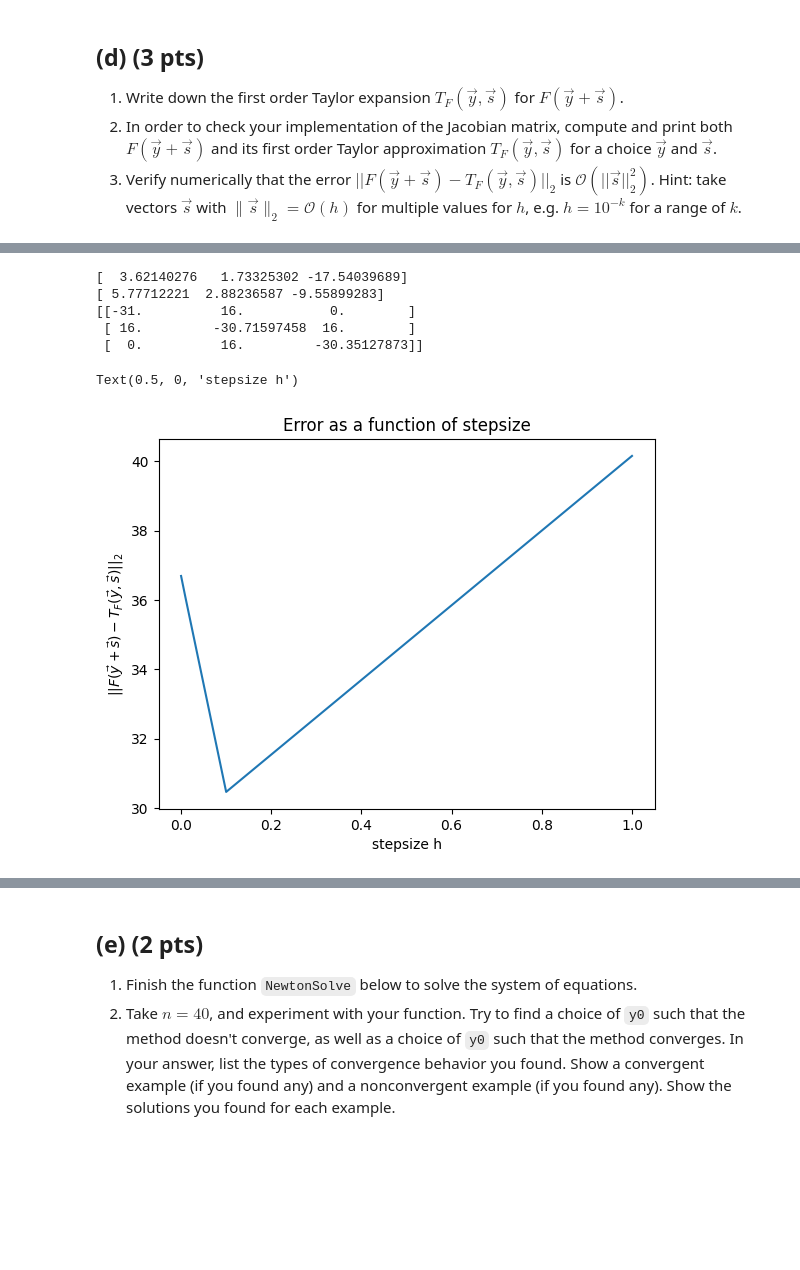
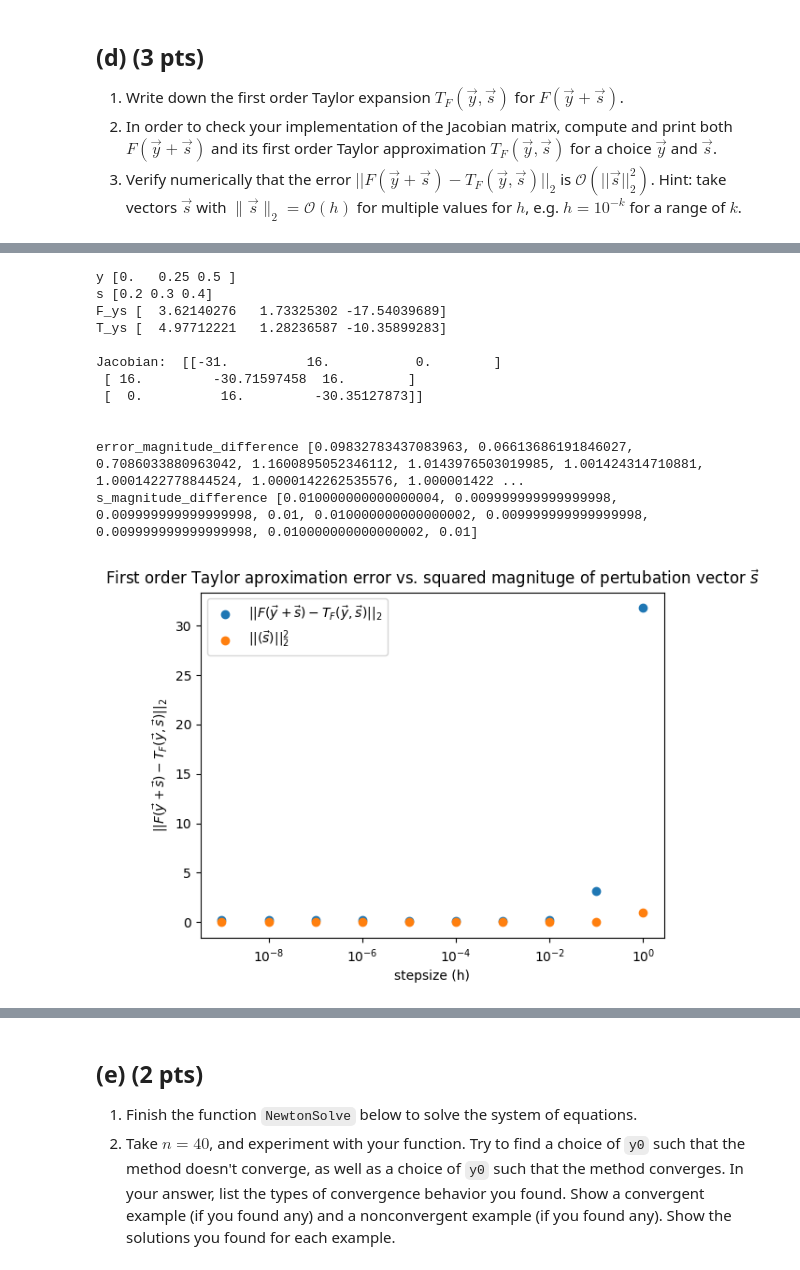
Before and after one commit to NitaiNijholt/NumericalAlgos, a Jupyter notebook: hw4_2023.ipynb, the cells around one changed output, grey strips where cells are left out. Drawn from its saved outputs; the diff is of its cells as text; code cells hidden in the pictures; blank space fills up the shorter version.

Commit message:
graph 1d added

```diff
--- a/hw4_2023.ipynb
+++ b/hw4_2023.ipynb
@@ -280,16 +279,8 @@ $\blacksquare$
 
 ## COMPUTE F(y+s) and TF(y+s) for certain y and s
 def T(y,s):
-    # Method 1 - using main diag of M as derivative of M * y
-    Ms = SecondDerMatrix(s.size) @ s
-    Es = np.exp(s)
-    Md = SecondDerMatrix(s.size).diagonal() # Main diagonal of M
-    return Ms + Es + (Md + Es)*(y-s)
-
-    # Method 2 - Dimensions just match!
-    #E_s = np.exp(s)
-    #vector = (np.ones(y.size) + y - s)
-    #return ( E_s @ vector ) + SecondDerMatrix(s.size) @ y
+    """Returns the first order Taylor series of function F"""
+    return F(s) + JacobianF(s) @ (y-s)
 
 # Get some values
 n = 3
@@ -299,9 +290,12 @@ s = np.linspace(0.2,0.4,n)
 F_ys = F(y+s)
 T_ys = T(y,s)
 
-print(F_ys)
-print(T_ys)
-print(JacobianF(y).toarray())
+print('y', y)
+print('s', s)
+print('F_ys', F_ys)
+print('T_ys', T_ys)
+print('')
+print("Jacobian: ", JacobianF(y).toarray())
 
 
 # Subquestion 3
@@ -315,40 +309,59 @@ error_list = []
 h_list = []
 s_list = []
 
 for k in range(k_values):
     h = 10 ** -k
 
     # append h values to h list
     h_list.append(h)
 
     s = np.linspace(0,1,n)
     # Scale so s has norm O(h)
     # I ASSUME that O(h) is same as just h
     s = s * (h / np.linalg.norm(s))
-    # s_list.append(s)
+    s_list.append(np.linalg.norm(s)**2)
+
+
 
 
     # Compute
     F_ys = F(y+s)
     T_ys = T(y,s)
 
     # Error
-    # TODO: Fix formula so it returns scalar
+    # TODO: Fix formula so it returns scalar - does now
     error = np.linalg.norm(F_ys - T_ys)
 
     # TODO: Plot and analysis
     error_list.append(error)
 
 # plotting
-plt.plot(h_list,error_list)
-plt.title(r'Error as a function of stepsize')
+plt.scatter(h_list,error_list, label=r'$||F(\vec y + \vec s) - T_F(\vec y, \vec s)||_2$')
+plt.scatter(h_list,s_list, label=r'$||(\vec s)||_2^{2}$')
+plt.xscale('log')
+plt.title(r'First order Taylor aproximation error vs. squared magnituge of pertubation vector $\vec s$')
 plt.ylabel(r'$||F(\vec y + \vec s) - T_F(\vec y, \vec s)||_2$')
-plt.xlabel('stepsize h')
+plt.xlabel('stepsize (h)')
+plt.legend()
+
+
+error_magnitude_difference = [ error_list[index+1]/error_list[index] for index in range(len(error_list)-1)]
+s_magnitude_difference = [ s_list[index+1]/s_list[index] for index in range(len(s_list)-1)]
+
+print('\n')
+print('error_magnitude_difference',error_magnitude_difference)
+print('s_magnitude_difference',s_magnitude_difference)
 # %% [output]
-[  3.62140276   1.73325302 -17.54039689]
-[ 5.77712221  2.88236587 -9.55899283]
-[[-31.          16.           0.        ]
+y [0.   0.25 0.5 ]
+s [0.2 0.3 0.4]
+F_ys [  3.62140276   1.73325302 -17.54039689]
+T_ys [  4.97712221   1.28236587 -10.35899283]
+
+Jacobian:  [[-31.          16.           0.        ]
  [ 16.         -30.71597458  16.        ]
  [  0.          16.         -30.35127873]]
+
+
+error_magnitude_difference [0.09832783437083963, 0.06613686191846027, 0.7086033880963042, 1.1600895052346112, 1.0143976503019985, 1.001424314710881, 1.0001422778844524, 1.0000142262535576, 1.000001422 ...
+s_magnitude_difference [0.010000000000000004, 0.009999999999999998, 0.009999999999999998, 0.01, 0.010000000000000002, 0.009999999999999998, 0.009999999999999998, 0.010000000000000002, 0.01]
-Text(0.5, 0, 'stepsize h')
-[figure, old version]
+[figure, new version]
```
Also changed, not shown: parts of 15 cells of this notebook.
